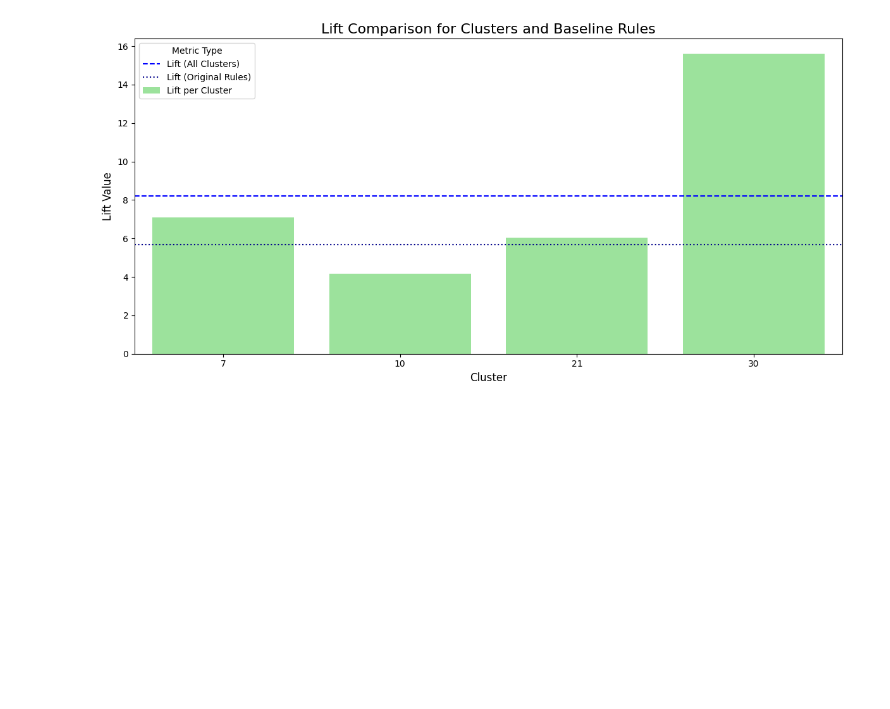
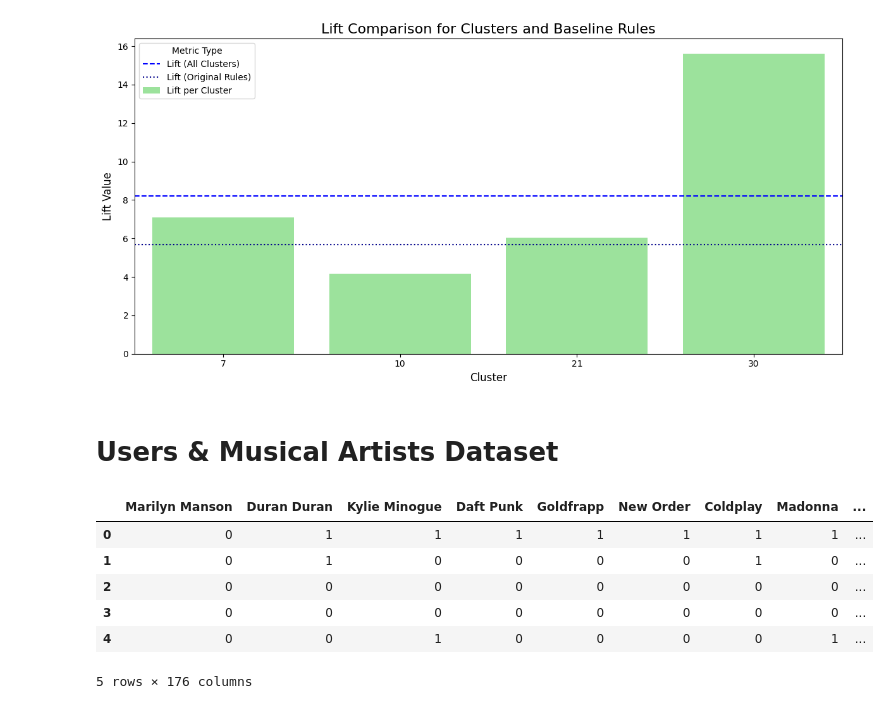
Before and after one commit to ItamarBerger/TabularDS, a Jupyter notebook: final_project/code/exmple_notebook.ipynb, the cells around one changed output. Drawn from its saved outputs; the diff is of its cells as text; code cells hidden in the pictures; blank space fills up the shorter version.

```diff
--- a/final_project/code/exmple_notebook.ipynb
+++ b/final_project/code/exmple_notebook.ipynb
@@ -419,3 +408,17 @@ plot_rules_comparison(all_rules_df)
 [figure]
 [figure]
 [figure]
+# %% [markdown]
+# Users & Musical Artists Dataset
+# %%
+import pandas as pd
+transactions = pd.read_csv("/content/TabularDS/final_project/data/user_artists_transactional.csv")
+transactions.head()
+# %% [output]
+|  | Marilyn Manson | Duran Duran | Kylie Minogue | Daft Punk | Goldfrapp | New Order | Coldplay | Madonna | ... |
+| 0 | 0 | 1 | 1 | 1 | 1 | 1 | 1 | 1 | ... |
+| 1 | 0 | 1 | 0 | 0 | 0 | 0 | 1 | 0 | ... |
+| 2 | 0 | 0 | 0 | 0 | 0 | 0 | 0 | 0 | ... |
+| 3 | 0 | 0 | 0 | 0 | 0 | 0 | 0 | 0 | ... |
+| 4 | 0 | 0 | 1 | 0 | 0 | 0 | 0 | 1 | ... |
+5 rows × 176 columns
```
Also changed, not shown: parts of 18 cells of this notebook.
